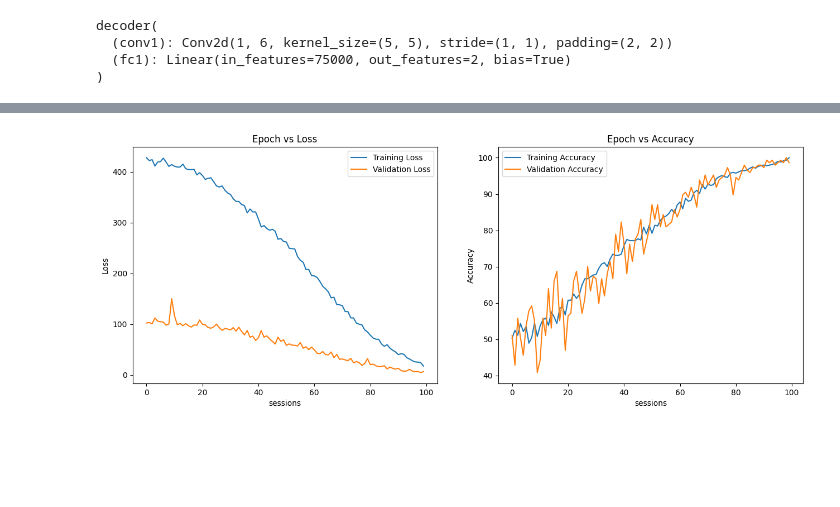
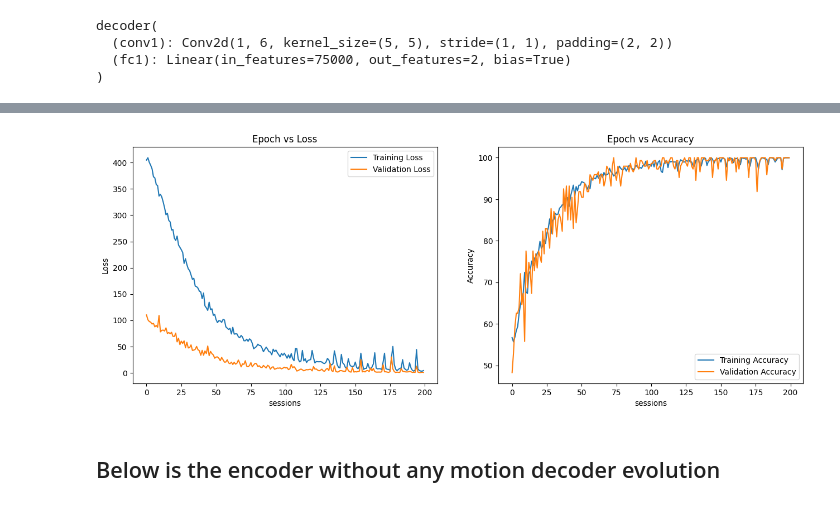
Before and after one commit to SmartPotato716/NMA_DL_NeuronPrediction, a Jupyter notebook: VisualAsInput.ipynb, the cells around one changed output, grey strips where cells are left out. Cells and saved outputs as stored; diff of their text form; code cells hidden in the pictures; blank space fills up the shorter version.

```diff
--- a/VisualAsInput.ipynb
+++ b/VisualAsInput.ipynb
@@ -433,7 +433,7 @@ decoder(
   (fc1): Linear(in_features=75000, out_features=2, bias=True)
 )
 # %%
-class encoder(nn.Module):
+class Evo_encoder(nn.Module):
 
     def __init__(self, motion_decoder):
 
@@ -447,6 +447,11 @@ class encoder(nn.Module):
         self.vtohtm = nn.Conv2d(6, 2, kernel_size=5, padding=2) # The projection to the hypothalamus
         self.conv2 = nn.Conv2d(8, 1, kernel_size=5, padding=2) # Combining the mortor cortex and hypothalamus
         self.MotionDecoder = motion_decoder # projecting onto the action space, which only contains left (-1) or right (1)
+        motion_decoder.training = False
+        motion_decoder.conv1.bias.requires_grad = False
+        motion_decoder.conv1.weight.requires_grad = False
+        motion_decoder.fc1.bias.requires_grad = False
+        motion_decoder.fc1.weight.requires_grad = False
 
     def forward(self, x):
         """
@@ -464,5 +469,5 @@ class encoder(nn.Module):
         # Cross Entropy already contains softmax computation so we dont need that here anymore!
         return x
 
-encoder = encoder(motion_decoder)
+Evo_encoder = Evo_encoder(motion_decoder)
 # %%
@@ -505,7 +510,7 @@ def train(model, device, epochs):
         model.to(device)
 
     criterion =  nn.CrossEntropyLoss()
-    optimizer = torch.optim.Adam(model.parameters(), lr=0.00001)
+    optimizer = torch.optim.Adam(model.parameters(), lr=0.0005)
     train_loss, validation_loss = [], []
     train_acc, validation_acc = [], []
 
@@ -580,5 +585,5 @@ def train(model, device, epochs):
 # set_seed(2)
 ## Uncomment to test your training loop
 
-train_loss, validation_loss,train_acc, validation_acc = train(encoder, "cuda", 100)
+Evo_train_loss, Evo_validation_loss, Evo_train_acc, Evo_validation_acc = train(Evo_encoder, "cuda", 200)
 # %% [output]
@@ -611,32 +613,34 @@ def plot_loss_accuracy(train_loss, train_acc,
   Args:
     train_loss: list
       Log of training loss
     validation_loss: list
       Log of validation loss
     train_acc: list
       Log of training accuracy
     validation_acc: list
       Log of validation accuracy
 
   Returns:
     Nothing
   """
   epochs = len(train_loss)
   fig, (ax1, ax2) = plt.subplots(1, 2)
   ax1.plot(list(range(epochs)), train_loss, label='Training Loss')
   ax1.plot(list(range(epochs)), validation_loss, label='Validation Loss')
   ax1.set_xlabel('sessions')
   ax1.set_ylabel('Loss')
   ax1.set_title('Epoch vs Loss')
   ax1.legend()
 
   ax2.plot(list(range(epochs)), train_acc, label='Training Accuracy')
   ax2.plot(list(range(epochs)), validation_acc, label='Validation Accuracy')
   ax2.set_xlabel('sessions')
   ax2.set_ylabel('Accuracy')
   ax2.set_title('Epoch vs Accuracy')
   ax2.legend()
   fig.set_size_inches(15.5, 5.5)
-plot_loss_accuracy(train_loss, train_acc, validation_loss, validation_acc)
+plot_loss_accuracy(Evo_train_loss, Evo_train_acc, Evo_validation_loss , Evo_validation_acc)
 # %% [output]
-[figure, old version]
+[figure, new version]
+# %% [markdown]
+## Below is the encoder without any motion decoder evolution
```
Also changed, not shown: parts of 6 cells of this notebook.
